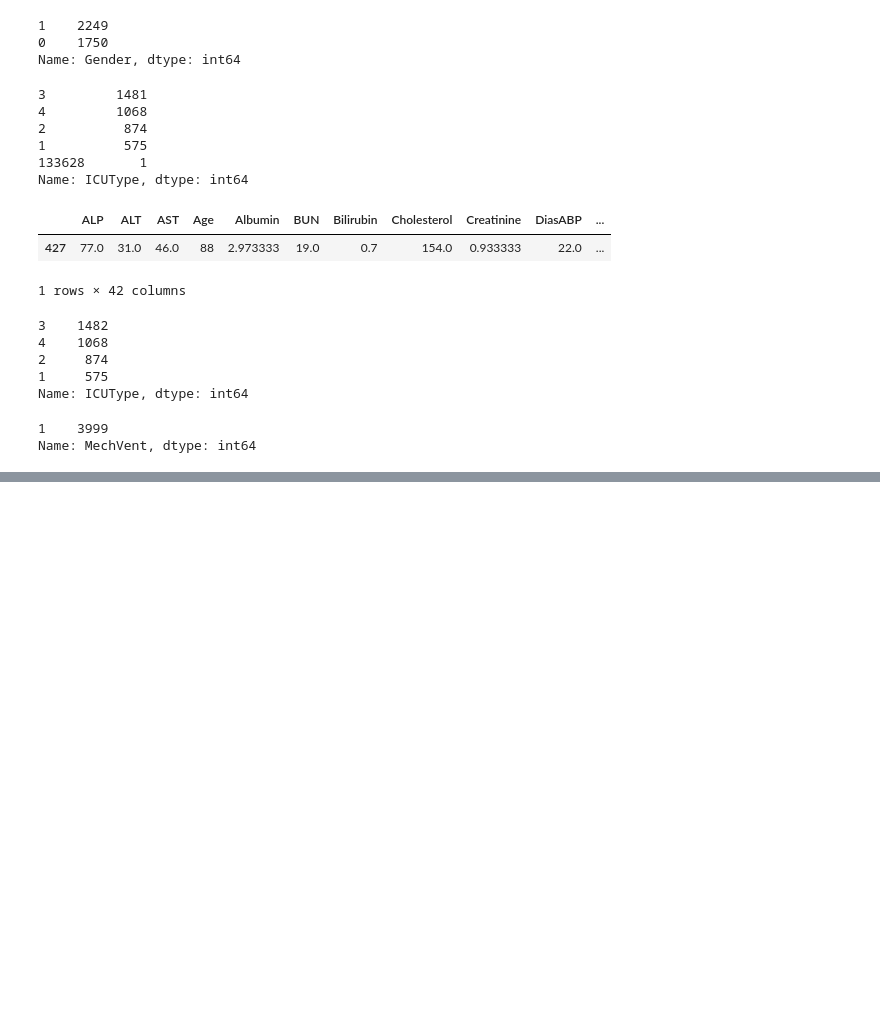
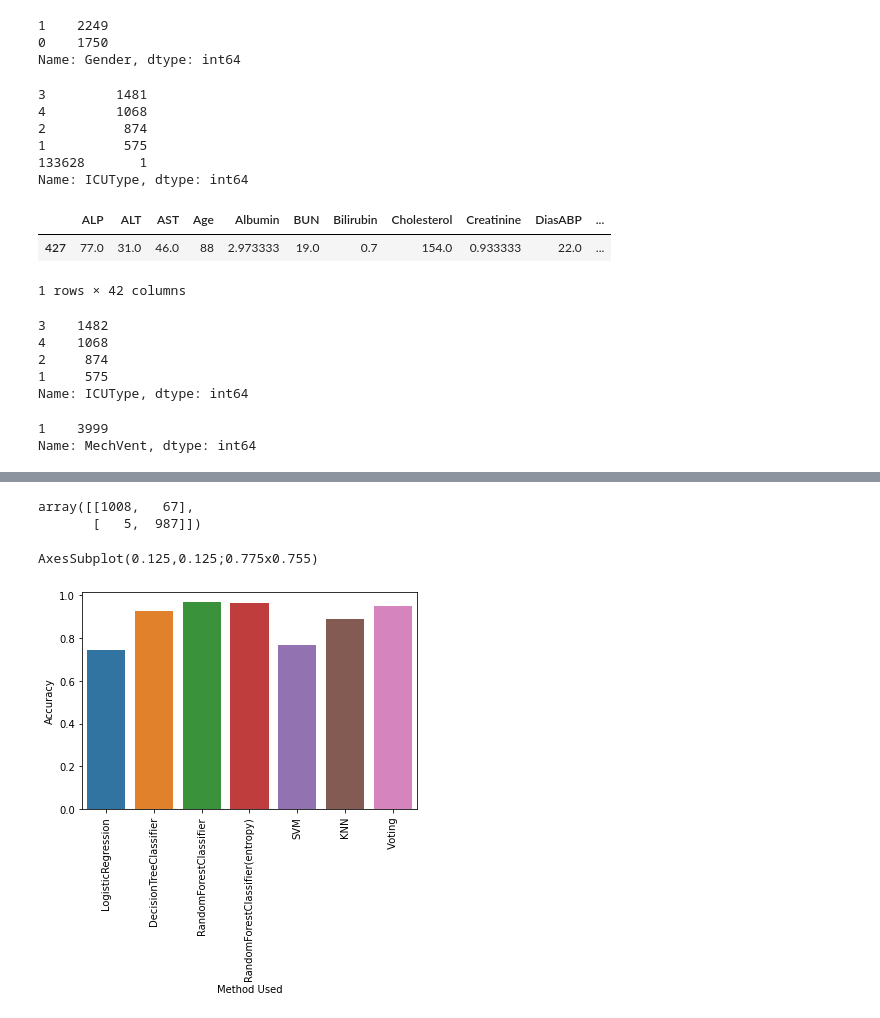
Before and after one commit to TaeMD/ML-projects, a Jupyter notebook: Mortality_Prediction_ICU.ipynb, the cells around one changed output, grey strips where cells are left out. Cells and saved outputs as stored; diff of their text form; code cells hidden in the pictures; blank space fills up the shorter version.

```diff
--- a/Mortality_Prediction_ICU.ipynb
+++ b/Mortality_Prediction_ICU.ipynb
@@ -242,0 +326,3 @@ sns.heatmap(correlation_map, mask=obj, vmax = 0.7, square= True, annot= True)
+# %%
+x = df
+y = labels
@@ -242,0 +365,4 @@ sns.heatmap(correlation_map, mask=obj, vmax = 0.7, square= True, annot= True)
+# %%
+ros = RandomOverSampler()
+
+x_ros, y_ros = ros.fit_resample(x,y)
@@ -242,0 +392,10 @@ sns.heatmap(correlation_map, mask=obj, vmax = 0.7, square= True, annot= True)
+# %%
+from sklearn.preprocessing import MinMaxScaler
+
+scaler = MinMaxScaler()
+X = scaler.fit_transform(x_ros)
+y = y_ros
+# %%
+from sklearn.model_selection import train_test_split
+
+X_train, X_test, y_train, y_test = train_test_split(X, y, test_size=0.30, random_state=42)
@@ -242,0 +476,12 @@ sns.heatmap(correlation_map, mask=obj, vmax = 0.7, square= True, annot= True)
+# %%
+confusion_matrix(y_test, y_pred4)
+# %% [output]
+array([[1008,   67],
+       [   5,  987]])
+# %%
+chart = sns.barplot(x='Method Used', y ='Accuracy', data = df_Accuracy)
+chart.set_xticklabels(chart.get_xticklabels(), rotation = 90)
+print(chart)
+# %% [output]
+AxesSubplot(0.125,0.125;0.775x0.755)
+[figure, added]
```
Also changed, not shown: parts of 20 cells of this notebook.
